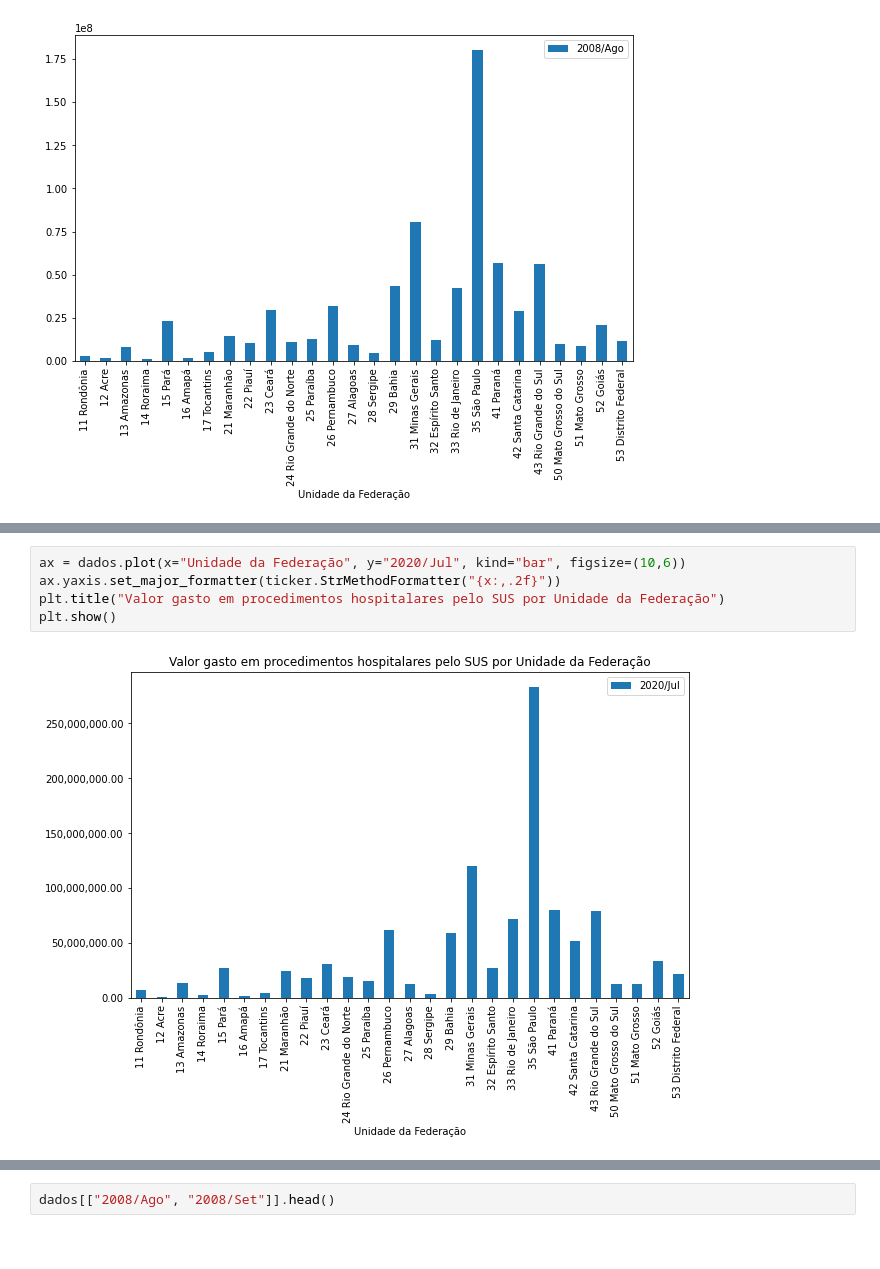
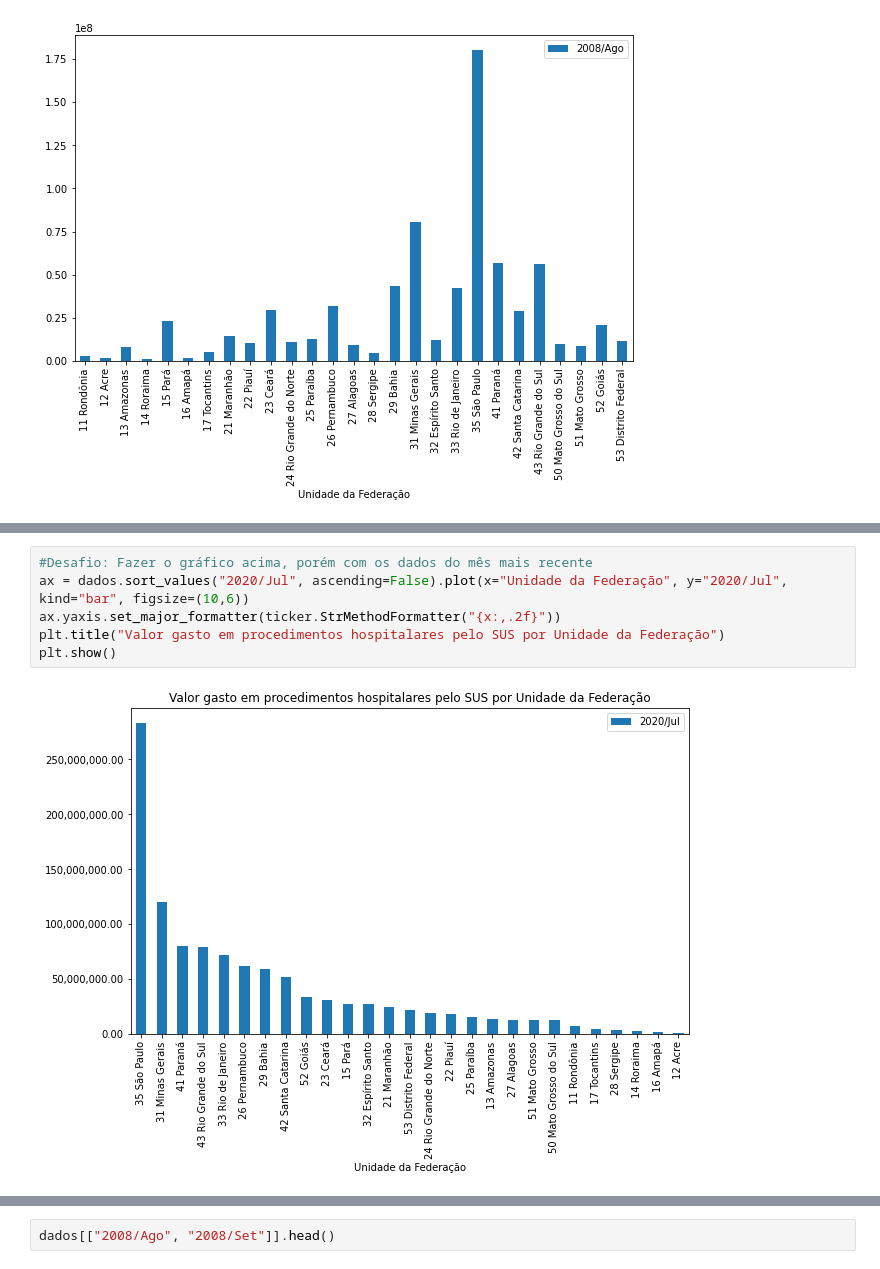
Before and after one commit to silviacfreitas/BootcampDataScienceAplicadaAlura, a Jupyter notebook: BootcampDSModulo01Aula02.ipynb, the cells around one changed output, grey strips where cells are left out. Saved outputs shown, nothing was run; the diff lists cells and outputs as text.

```diff
--- a/BootcampDSModulo01Aula02.ipynb
+++ b/BootcampDSModulo01Aula02.ipynb
@@ -112,9 +115,10 @@ plt.show()
 # %% [output]
 [figure]
 # %%
-ax = dados.plot(x="Unidade da Federação", y="2020/Jul", kind="bar", figsize=(10,6))
+#Desafio: Fazer o gráfico acima, porém com os dados do mês mais recente
+ax = dados.sort_values("2020/Jul", ascending=False).plot(x="Unidade da Federação", y="2020/Jul", kind="bar", figsize=(10,6))
 ax.yaxis.set_major_formatter(ticker.StrMethodFormatter("{x:,.2f}"))
 plt.title("Valor gasto em procedimentos hospitalares pelo SUS por Unidade da Federação")
 plt.show()
 # %% [output]
-[figure, old version]
+[figure, new version]
```
Also changed, not shown: parts of 4 cells of this notebook.
